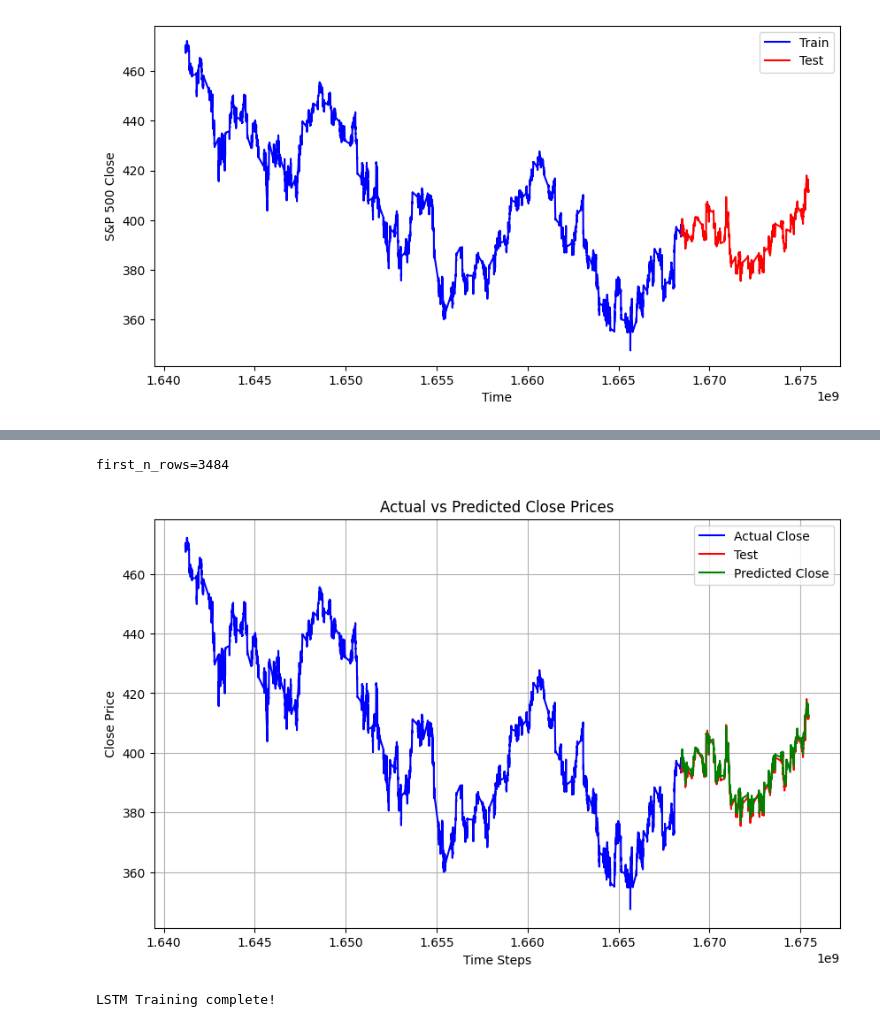
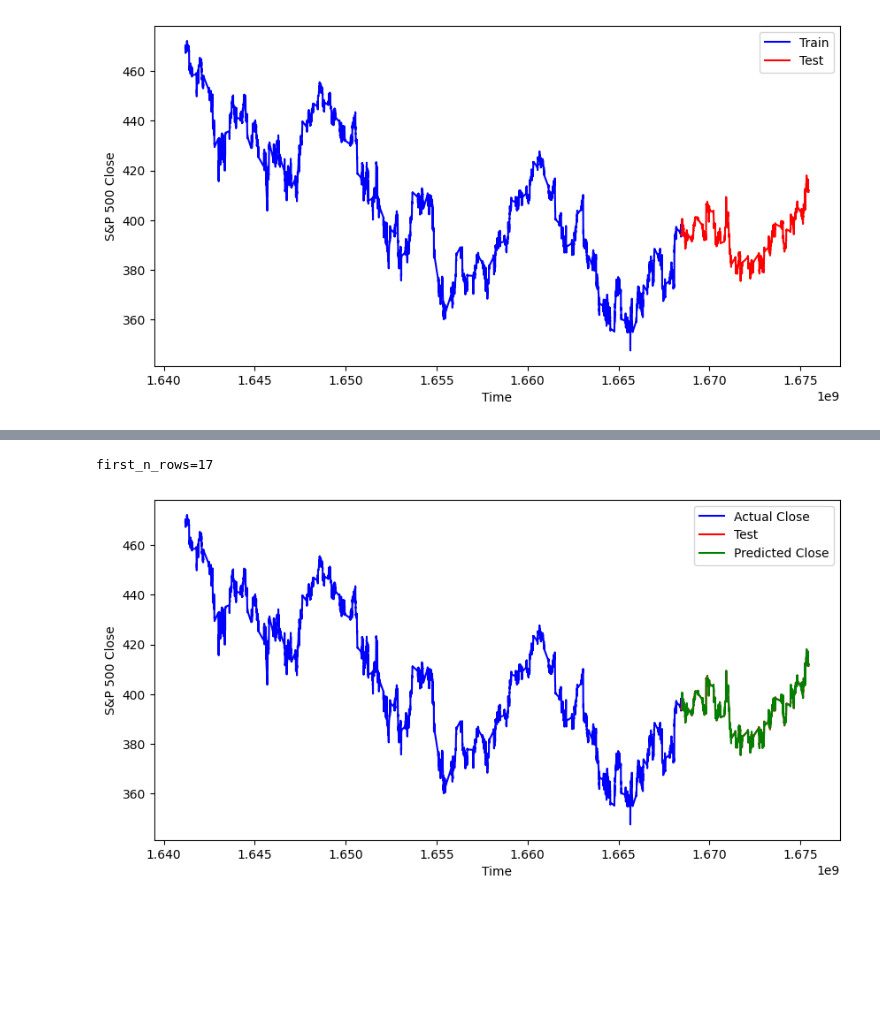
Before and after one commit to yossibatash/tau-final-project, a Jupyter notebook: LSTM_15_min.ipynb, the cells around one changed output, grey strips where cells are left out. Drawn from its saved outputs; the diff is of its cells as text; code cells hidden in the pictures; blank space fills up the shorter version.

```diff
--- a/LSTM_15_min.ipynb
+++ b/LSTM_15_min.ipynb
@@ -259,21 +625,0 @@ numpy.testing.assert_allclose(y_test_pred, y_test_pred_loaded_model, rtol=1e-10,
-# %%
-# Create a result data frame with additional coulmn for predicted close price
-
-# Recreate test data frame with close price
-res_df = data[train_size: (train_size + test_size)]
-
-# # Sanity test check if labels are aligned
-# res_df["y"] = test_labels
-# print(f"Check if close price equal to y -> {res_df['close'].equals(res_df['y'])}")  # Output: True
-
-# Remove rows with out predictions - n=lookback first rows
-res_df = res_df.iloc[lookback-1:]
-
-
-# Add predicted_close_price to res data frame
-predicted_close_price_ls = [i[0] for i  in y_test_pred.tolist()]
-predicted_close_price_ls.append(-1)
-res_df["predicted_close_price"] = predicted_close_price_ls
-
-# No prediction to the last close price on t-1, Remove the last row
-res_df = res_df.iloc[0:-1]
@@ -280,26 +633,21 @@ res_df = res_df.iloc[0:-1]
 # %%
-sample_ratio = 1 #0.005
+import matplotlib.pyplot as plt
+
+sample_ratio = 0.005
 first_n_rows = int(len(res_df)*sample_ratio)
 print(f"{first_n_rows=}")
 
-# 11. Plot the actual vs. predicted close values
-plt.figure(figsize=(10, 6))
+plt.figure(figsize=(10, 5))
 plt.plot(train_labels.index, train_labels["close"], label="Actual Close", color="blue")
 plt.plot(test_labels.index, test_labels["close"], label="Test", color="red")
 plt.plot(res_df["predicted_close_price"], label='Predicted Close', color="green")
-
-plt.xlabel('Time Steps')
-plt.ylabel('Close Price')
-plt.title('Actual vs Predicted Close Prices')
+plt.xlabel("Time")
+plt.ylabel("S&P 500 Close")
 plt.legend()
-plt.grid(True)
 plt.show()
-
-print("LSTM Training complete!")
 # %% [output]
-first_n_rows=3484
+first_n_rows=17
-[figure, old version]
+[figure, new version]
-LSTM Training complete!
 # %%
 # 11. Plot the actual vs. predicted close values
 plt.figure(figsize=(10, 6))
```
Also changed, not shown: parts of 26 cells of this notebook, 2 other files.
